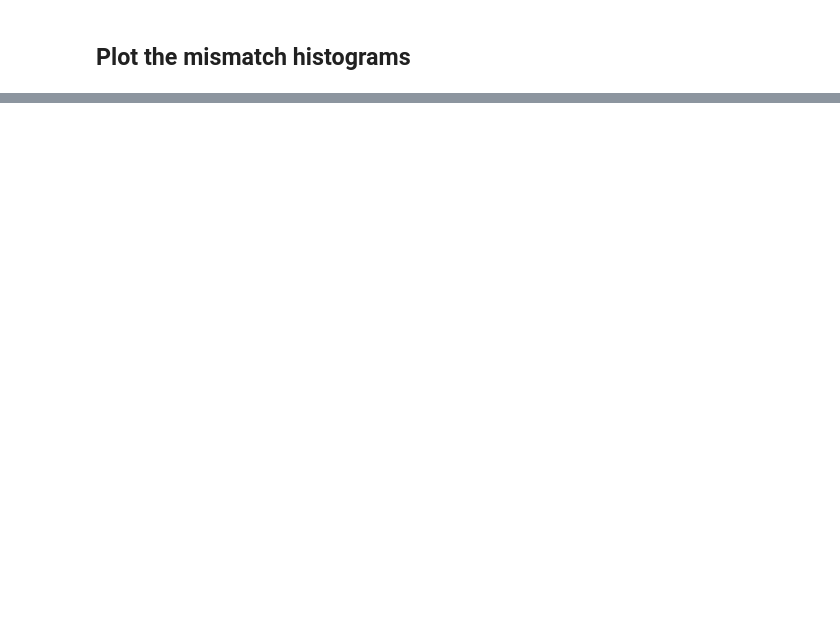
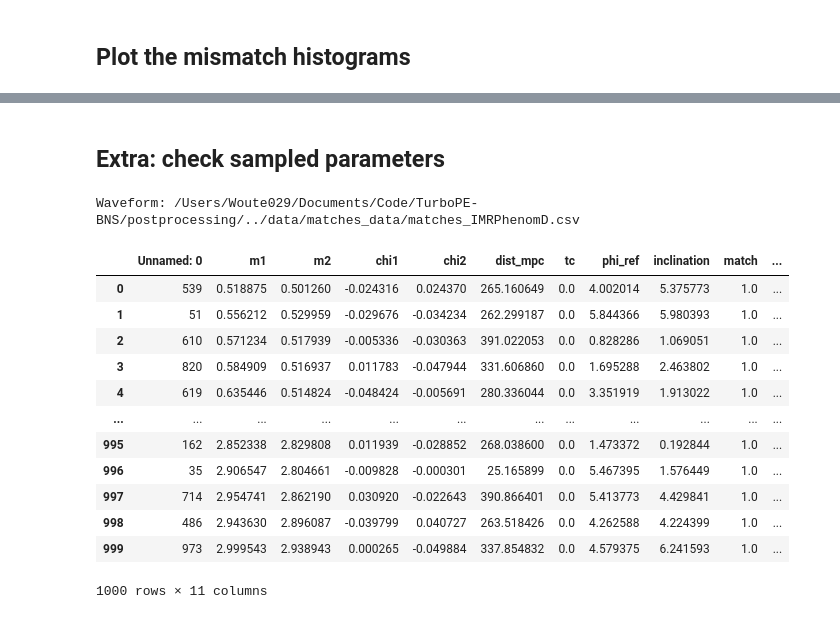
Before and after one commit to ThibeauWouters/TurboPE-BNS, a Jupyter notebook: postprocessing/plot_ripple_matches.ipynb, the cells around one changed output, grey strips where cells are left out. Cells and saved outputs as stored; diff of their text form; code cells hidden in the pictures; blank space fills up the shorter version.

```diff
--- a/postprocessing/plot_ripple_matches.ipynb
+++ b/postprocessing/plot_ripple_matches.ipynb
@@ -210,0 +161,22 @@ plt.show()
+# %% [markdown]
+## Extra: check sampled parameters
+# %%
+matches_filename = os.path.join(os.getcwd(), f"../data/matches_data/matches_IMRPhenomD.csv")
+print(f"Waveform: {matches_filename}")
+matches_df = pd.read_csv(matches_filename)
+matches_df
+# %% [output]
+Waveform: /Users/Woute029/Documents/Code/TurboPE-BNS/postprocessing/../data/matches_data/matches_IMRPhenomD.csv
+|  | Unnamed: 0 | m1 | m2 | chi1 | chi2 | dist_mpc | tc | phi_ref | inclination | match | ... |
+| 0 | 539 | 0.518875 | 0.501260 | -0.024316 | 0.024370 | 265.160649 | 0.0 | 4.002014 | 5.375773 | 1.0 | ... |
+| 1 | 51 | 0.556212 | 0.529959 | -0.029676 | -0.034234 | 262.299187 | 0.0 | 5.844366 | 5.980393 | 1.0 | ... |
+| 2 | 610 | 0.571234 | 0.517939 | -0.005336 | -0.030363 | 391.022053 | 0.0 | 0.828286 | 1.069051 | 1.0 | ... |
+| 3 | 820 | 0.584909 | 0.516937 | 0.011783 | -0.047944 | 331.606860 | 0.0 | 1.695288 | 2.463802 | 1.0 | ... |
+| 4 | 619 | 0.635446 | 0.514824 | -0.048424 | -0.005691 | 280.336044 | 0.0 | 3.351919 | 1.913022 | 1.0 | ... |
+| ... | ... | ... | ... | ... | ... | ... | ... | ... | ... | ... | ... |
+| 995 | 162 | 2.852338 | 2.829808 | 0.011939 | -0.028852 | 268.038600 | 0.0 | 1.473372 | 0.192844 | 1.0 | ... |
+| 996 | 35 | 2.906547 | 2.804661 | -0.009828 | -0.000301 | 25.165899 | 0.0 | 5.467395 | 1.576449 | 1.0 | ... |
+| 997 | 714 | 2.954741 | 2.862190 | 0.030920 | -0.022643 | 390.866401 | 0.0 | 5.413773 | 4.429841 | 1.0 | ... |
+| 998 | 486 | 2.943630 | 2.896087 | -0.039799 | 0.040727 | 263.518426 | 0.0 | 4.262588 | 4.224399 | 1.0 | ... |
+| 999 | 973 | 2.999543 | 2.938943 | 0.000265 | -0.049884 | 337.854832 | 0.0 | 4.579375 | 6.241593 | 1.0 | ... |
+1000 rows × 11 columns
```
Also changed, not shown: parts of 16 cells of this notebook, 13 other files.
